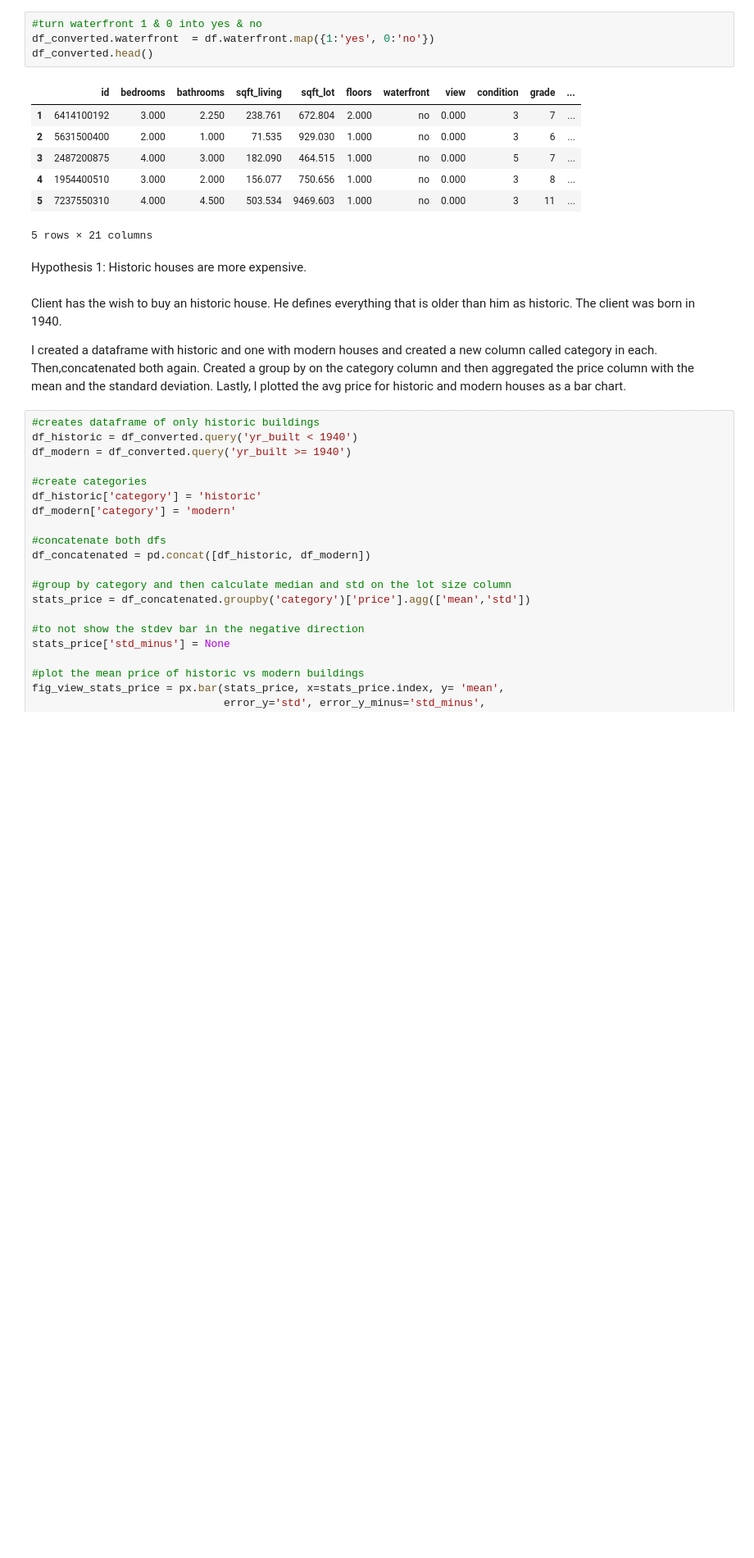
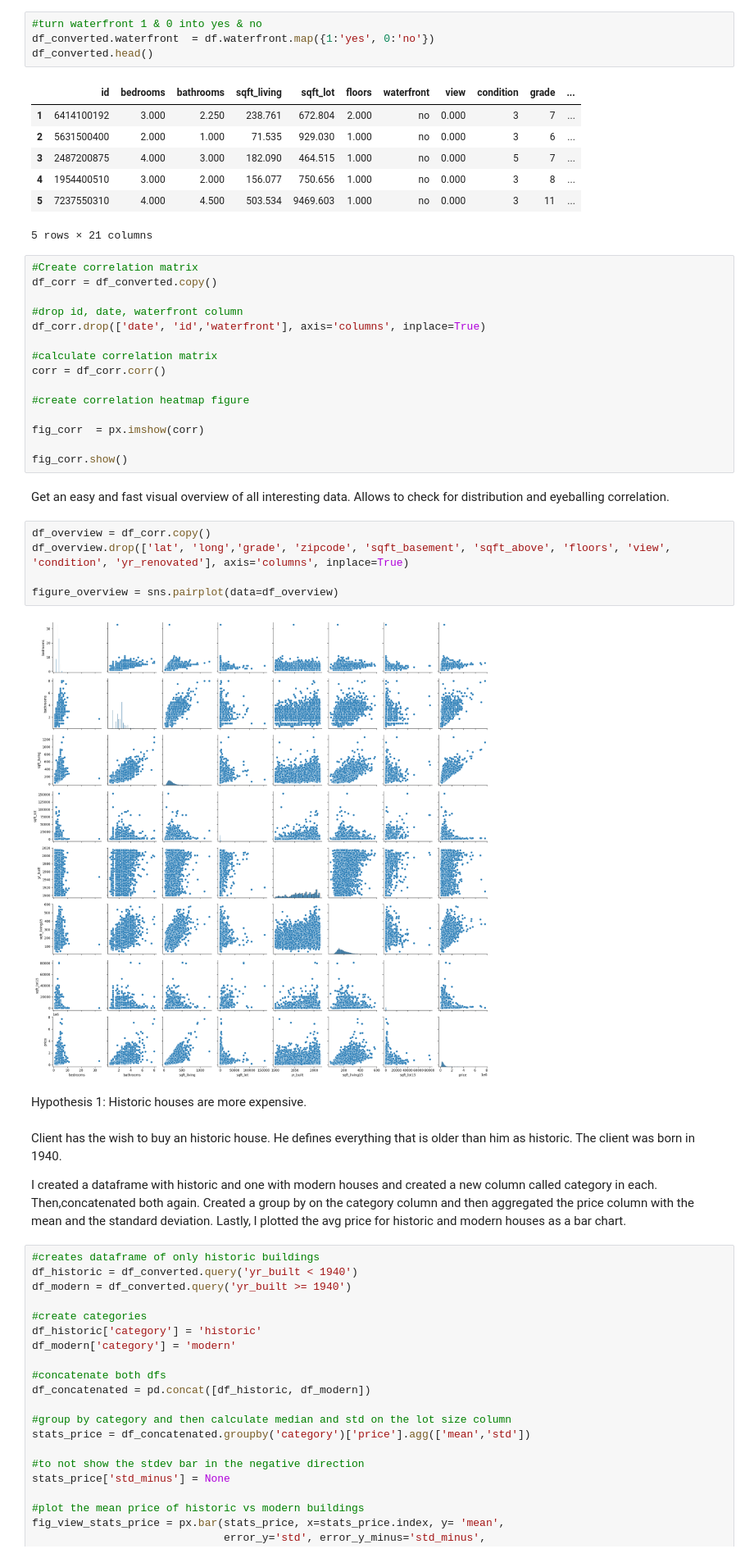
Before and after one commit to Gunther-van-Dyk/EDA-project, a Jupyter notebook: EDA.ipynb, the cells around one changed output. Shown at 82% size. Saved outputs shown, nothing was run; the diff lists cells and outputs as text; blank space fills up the shorter version.

```diff
--- a/EDA.ipynb
+++ b/EDA.ipynb
@@ -151,6 +151,30 @@ df_converted.head()
 | 4 | 1954400510 | 3.000 | 2.000 | 156.077 | 750.656 | 1.000 | no | 0.000 | 3 | 8 | ... |
 | 5 | 7237550310 | 4.000 | 4.500 | 503.534 | 9469.603 | 1.000 | no | 0.000 | 3 | 11 | ... |
 5 rows × 21 columns
+# %%
+#Create correlation matrix
+df_corr = df_converted.copy()
+
+#drop id, date, waterfront column
+df_corr.drop(['date', 'id','waterfront'], axis='columns', inplace=True)
+
+#calculate correlation matrix
+corr = df_corr.corr()
+
+#create correlation heatmap figure
+
+fig_corr  = px.imshow(corr)
+
+fig_corr.show()
+# %% [markdown]
+Get an easy and fast visual overview of all interesting data. Allows to check for distribution and eyeballing correlation.
+# %%
+df_overview = df_corr.copy()
+df_overview.drop(['lat', 'long','grade', 'zipcode', 'sqft_basement', 'sqft_above', 'floors', 'view', 'condition', 'yr_renovated'], axis='columns', inplace=True)
+
+figure_overview = sns.pairplot(data=df_overview)
+# %% [output]
+[figure, added]
 # %% [markdown]
 Hypothesis 1: Historic houses are more expensive.
 # %% [markdown]
```
Also changed, not shown: parts of 6 cells of this notebook.
